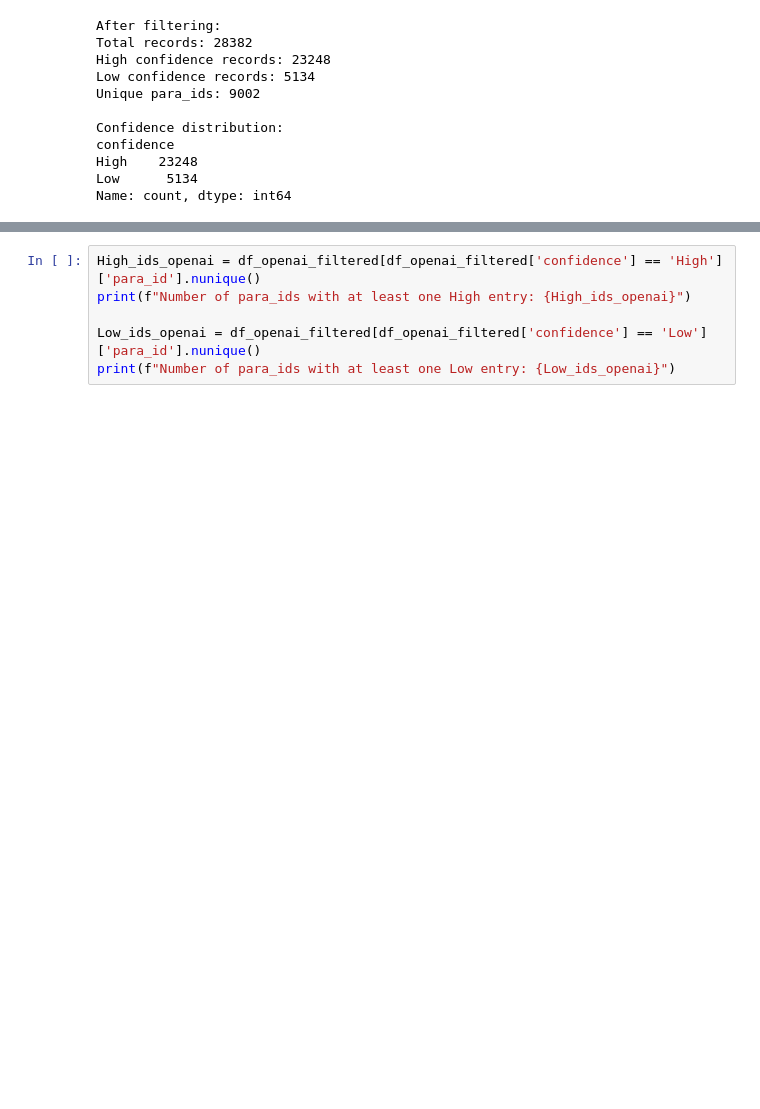
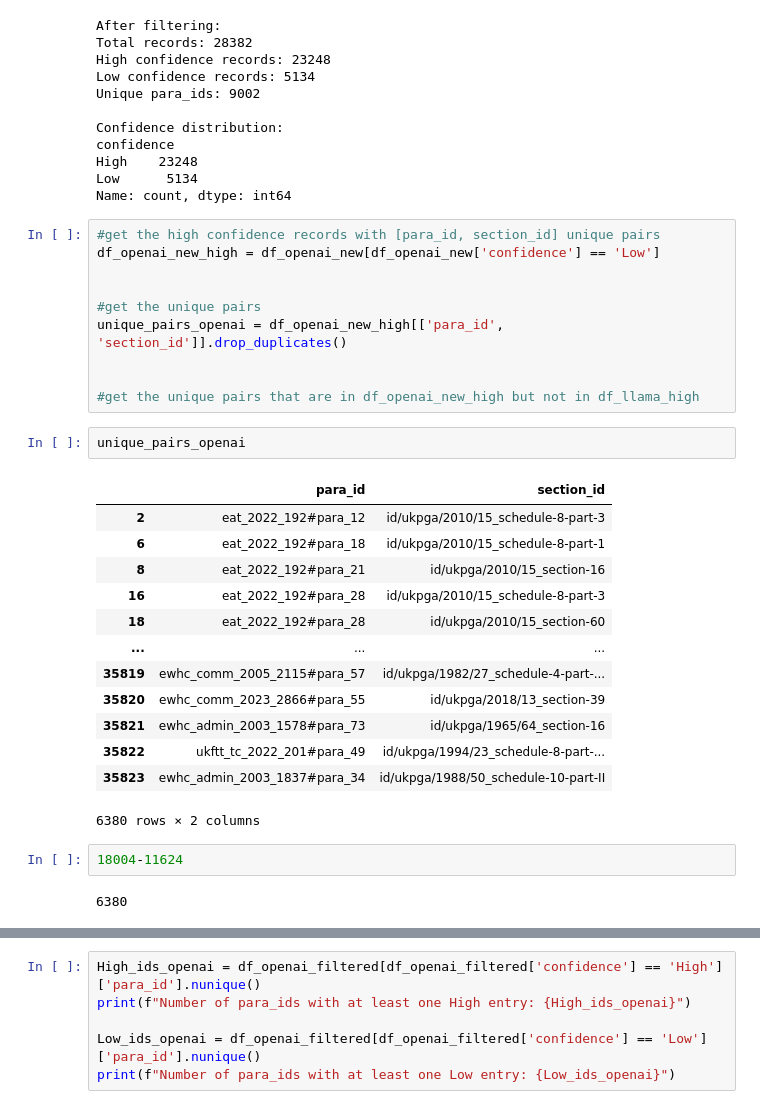
Before and after one commit to SafiaK/BridgingCaseLawAndLegislation, a Jupyter notebook: Final_Experimets/fewshot_extraction_analysis.ipynb, the cells around one changed output, grey strips where cells are left out. Drawn from its saved outputs; the diff is of its cells as text; blank space fills up the shorter version.

```diff
--- a/Final_Experimets/fewshot_extraction_analysis.ipynb
+++ b/Final_Experimets/fewshot_extraction_analysis.ipynb
@@ -202,3 +190,33 @@ confidence
 High    23248
 Low      5134
 Name: count, dtype: int64
+# %%
+#get the high confidence records with [para_id, section_id] unique pairs
+df_openai_new_high = df_openai_new[df_openai_new['confidence'] == 'Low']
+
+
+#get the unique pairs
+unique_pairs_openai = df_openai_new_high[['para_id', 'section_id']].drop_duplicates()
+
+
+#get the unique pairs that are in df_openai_new_high but not in df_llama_high
+# %%
+unique_pairs_openai
+# %% [output]
+|  | para_id | section_id |
+| 2 | eat_2022_192#para_12 | id/ukpga/2010/15_schedule-8-part-3 |
+| 6 | eat_2022_192#para_18 | id/ukpga/2010/15_schedule-8-part-1 |
+| 8 | eat_2022_192#para_21 | id/ukpga/2010/15_section-16 |
+| 16 | eat_2022_192#para_28 | id/ukpga/2010/15_schedule-8-part-3 |
+| 18 | eat_2022_192#para_28 | id/ukpga/2010/15_section-60 |
+| ... | ... | ... |
+| 35819 | ewhc_comm_2005_2115#para_57 | id/ukpga/1982/27_schedule-4-part-... |
+| 35820 | ewhc_comm_2023_2866#para_55 | id/ukpga/2018/13_section-39 |
+| 35821 | ewhc_admin_2003_1578#para_73 | id/ukpga/1965/64_section-16 |
+| 35822 | ukftt_tc_2022_201#para_49 | id/ukpga/1994/23_schedule-8-part-... |
+| 35823 | ewhc_admin_2003_1837#para_34 | id/ukpga/1988/50_schedule-10-part-II |
+6380 rows × 2 columns
+# %%
+18004-11624
+# %% [output]
+6380
```
Also changed, not shown: parts of 16 cells of this notebook, 9 other files.
